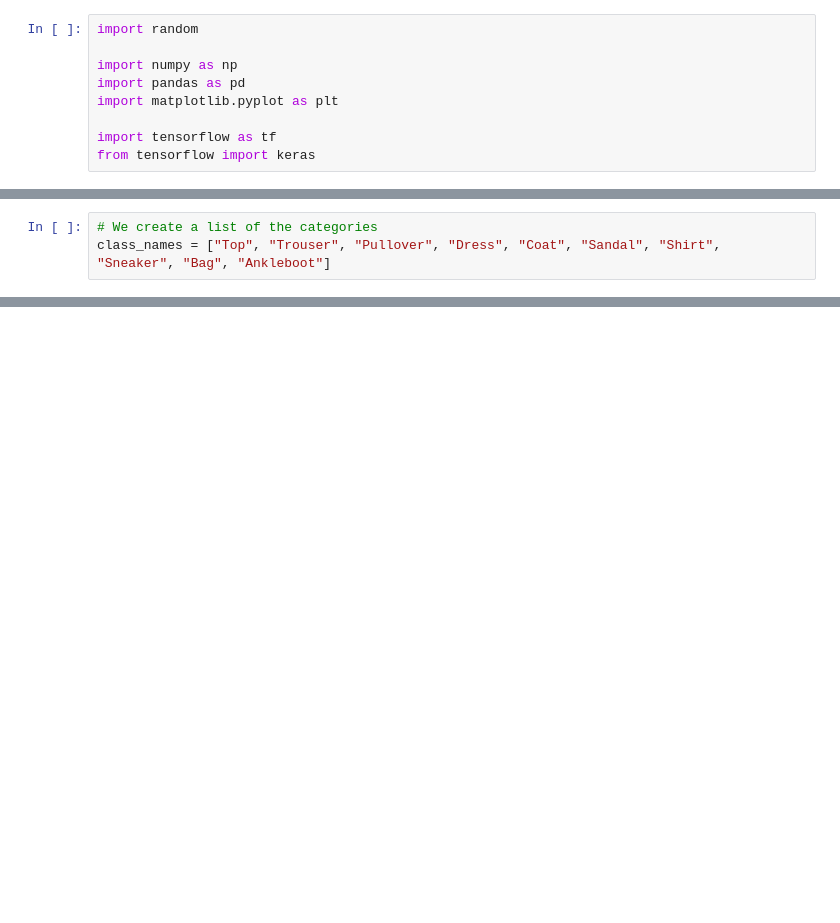
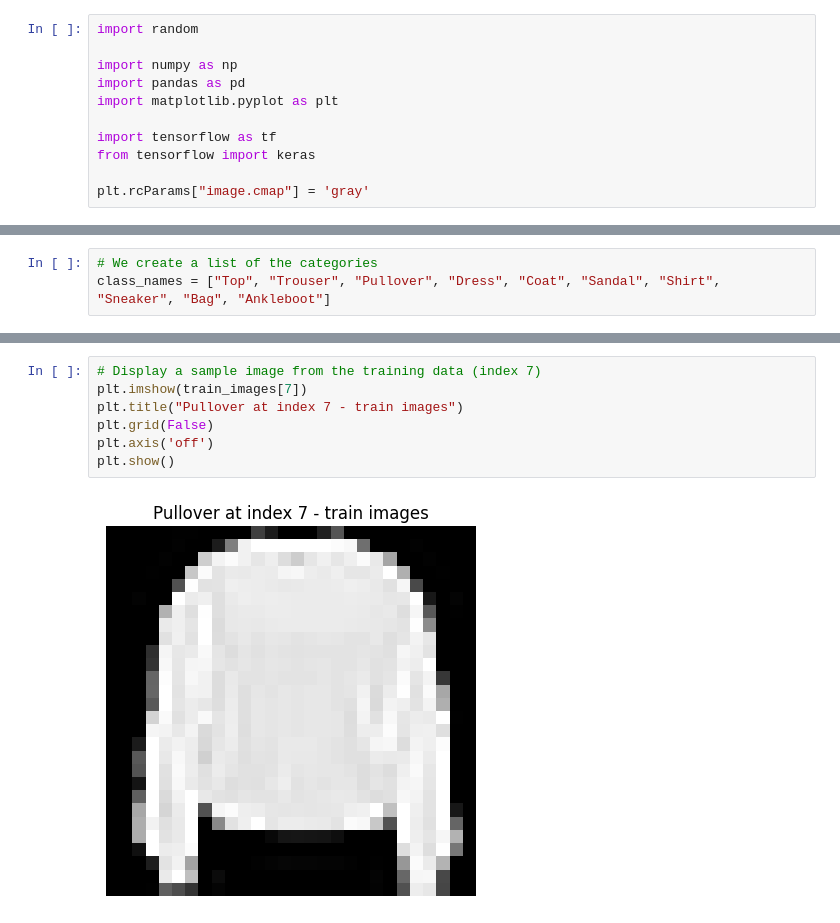
Before and after one commit to saulyaguana/Fashion-MNIST, a Jupyter notebook: 01-image-classifier.ipynb, the cells around one changed output, grey strips where cells are left out. Drawn from its saved outputs; the diff is of its cells as text; blank space fills up the shorter version.

Commit message:
Display some data and see the distribution of the data

```diff
--- a/01-image-classifier.ipynb
+++ b/01-image-classifier.ipynb
@@ -7,6 +7,8 @@ import matplotlib.pyplot as plt
 
 import tensorflow as tf
 from tensorflow import keras
+
+plt.rcParams["image.cmap"] = 'gray'
 # %% [markdown]
 # The dataset
 
@@ -53,0 +61,9 @@ Now we have the data, let us explore the data and see what we can find. Let's ex
+# %%
+# Display a sample image from the training data (index 7)
+plt.imshow(train_images[7])
+plt.title("Pullover at index 7 - train images")
+plt.grid(False)
+plt.axis('off')
+plt.show()
+# %% [output]
+[figure, added]
```
Also changed, not shown: parts of 6 cells of this notebook.
